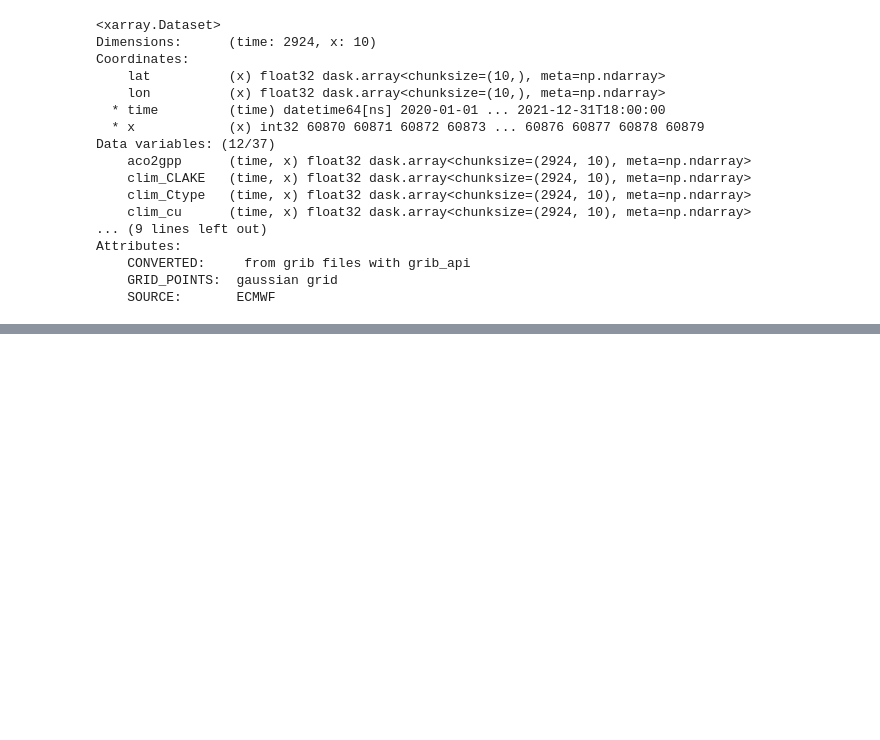
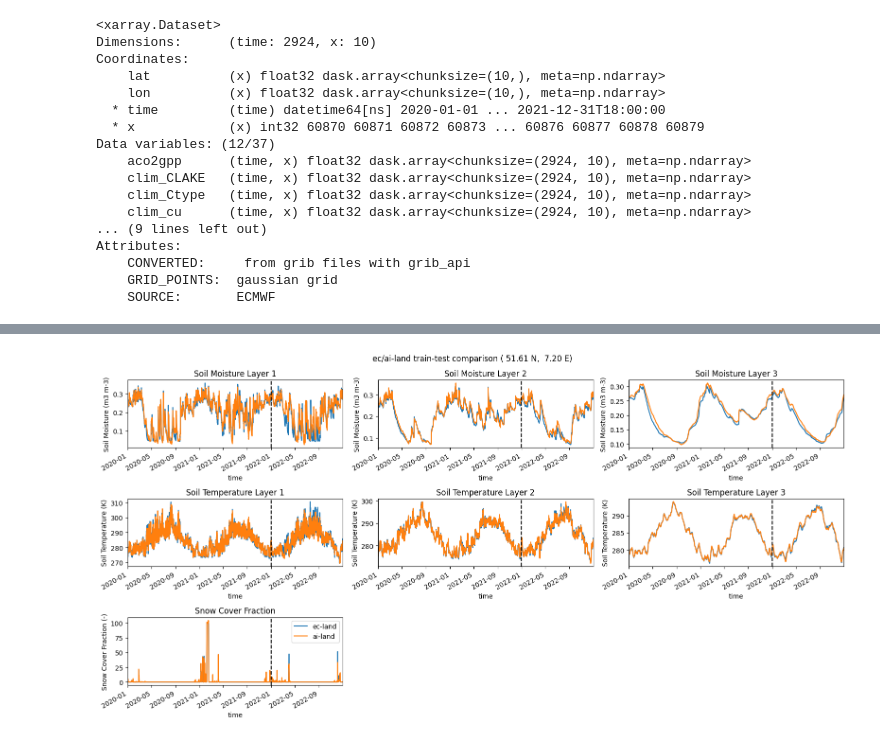
Before and after one commit to da-ewanp/ec-land-db, a Jupyter notebook: notebooks/train_ai_land_example.ipynb, the cells around one changed output, grey strips where cells are left out. Drawn from its saved outputs; the diff is of its cells as text; code cells hidden in the pictures; blank space fills up the shorter version.

```diff
--- a/notebooks/train_ai_land_example.ipynb
+++ b/notebooks/train_ai_land_example.ipynb
@@ -211 +209,5 @@ idx
+# %%
+# Open the test data and select a single point in space to run the model on
+ds_test = xr.open_zarr("../tests/mock_data/ecland_cy49r2_2020_2022.zarr")
+feats = ds_test[feat_lst].isel(x=5, time=slice(0,-1))
 # %%
@@ -293,0 +244,42 @@ fig.savefig("../docs/images/ec-ai-land_comp.png", bbox_inches="tight")
+# %%
+fig = plt.figure(figsize=(16,8))
+ax1 = plt.subplot(331)
+ax2 = plt.subplot(332)
+ax3 = plt.subplot(333)
+ax4 = plt.subplot(334)
+ax5 = plt.subplot(335)
+ax6 = plt.subplot(336)
+ax7 = plt.subplot(337)
+
+def ailand_plot(var_name, ax, ylabel, ax_title, test_date="2022-01-01"):
+    """Plotting function for the ec-land database and ai-land model output
+
+    :param var_name: parameter variable name
+    :param ax: the axes to plot on
+    :param ylabel: y-label for plot
+    :param ax_title: title for plot
+    :param test_date: date to plot vertical line (train/test split), defaults to "2022-01-01"
+    :return: plot axes
+    """
+    feats[var_name].plot(label="ec-land", ax=ax)
+    ax.plot(feats.time, feats_arr[:, feat_lst.index(var_name)], label="ai-land")
+    ax.axvline(feats.sel(time=test_date).time.values[0], color="k", linestyle="--")
+    ax.set_xlim(feats.time.values[[0,-1]])
+    ax.set_ylabel(ylabel)
+    ax.set_title(ax_title)
+    return ax
+
+ailand_plot("swvl1", ax1, "Soil Moisture (m3 m-3)", "Soil Moisture Layer 1")
+ailand_plot("swvl2", ax2, "Soil Moisture (m3 m-3)", "Soil Moisture Layer 2")
+ailand_plot("swvl3", ax3, "Soil Moisture (m3 m-3)", "Soil Moisture Layer 3")
+ailand_plot("stl1", ax4, "Soil Temperature (K)", "Soil Temperature Layer 1")
+ailand_plot("stl2", ax5, "Soil Temperature (K)", "Soil Temperature Layer 2")
+ailand_plot("stl3", ax6, "Soil Temperature (K)", "Soil Temperature Layer 3")
+ailand_plot("snowc", ax7, "Snow Cover Fraction (-)", "Snow Cover Fraction")
+
+plt.legend()
+fig.suptitle(f"ec/ai-land train-test comparison ({feats.lat.values: .2f} N, {feats.lon.values: .2f} E)")
+fig.tight_layout()
+# fig.savefig("../docs/images/ec-ai-land_comp.png", bbox_inches="tight")
+# %% [output]
+[figure, added]
```
Also changed, not shown: parts of 19 cells of this notebook, 5 other files.
